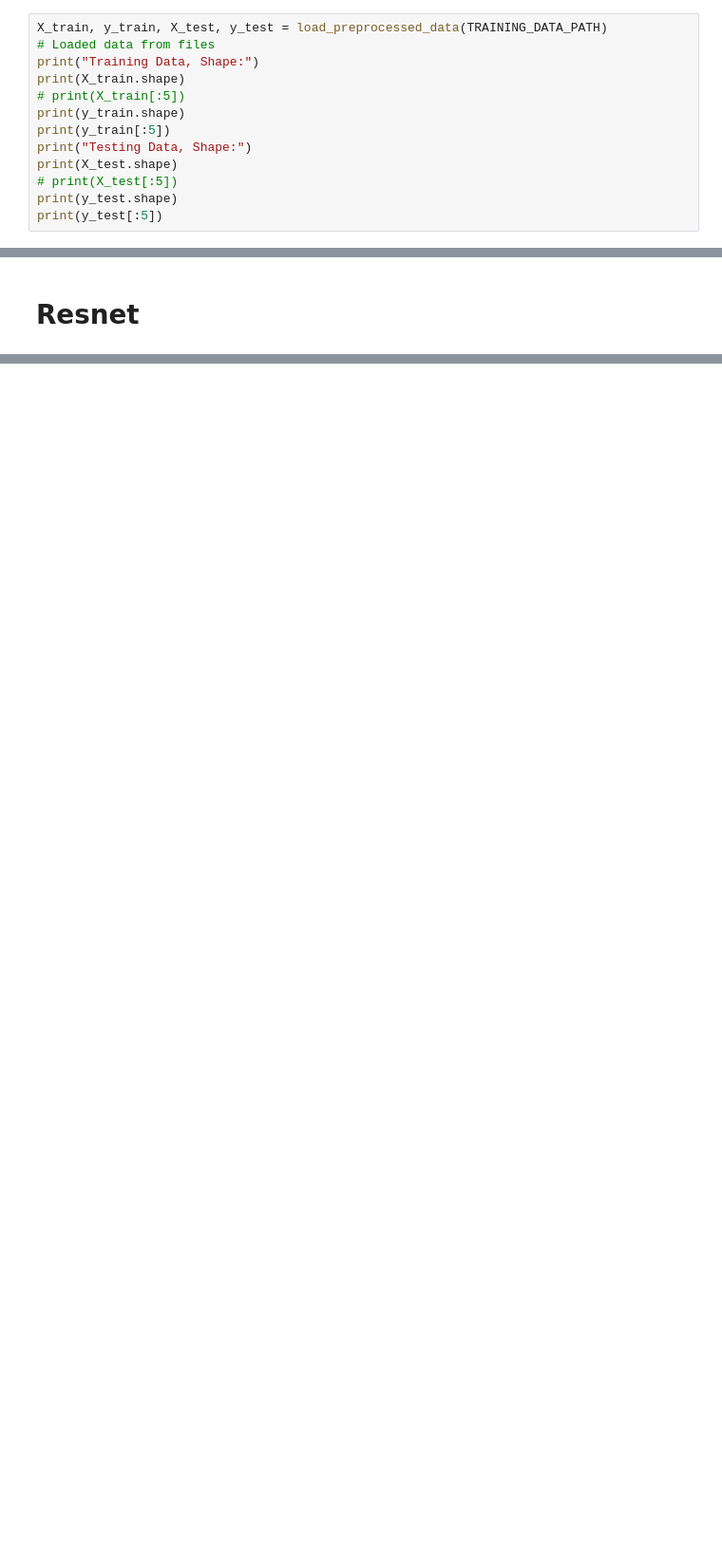
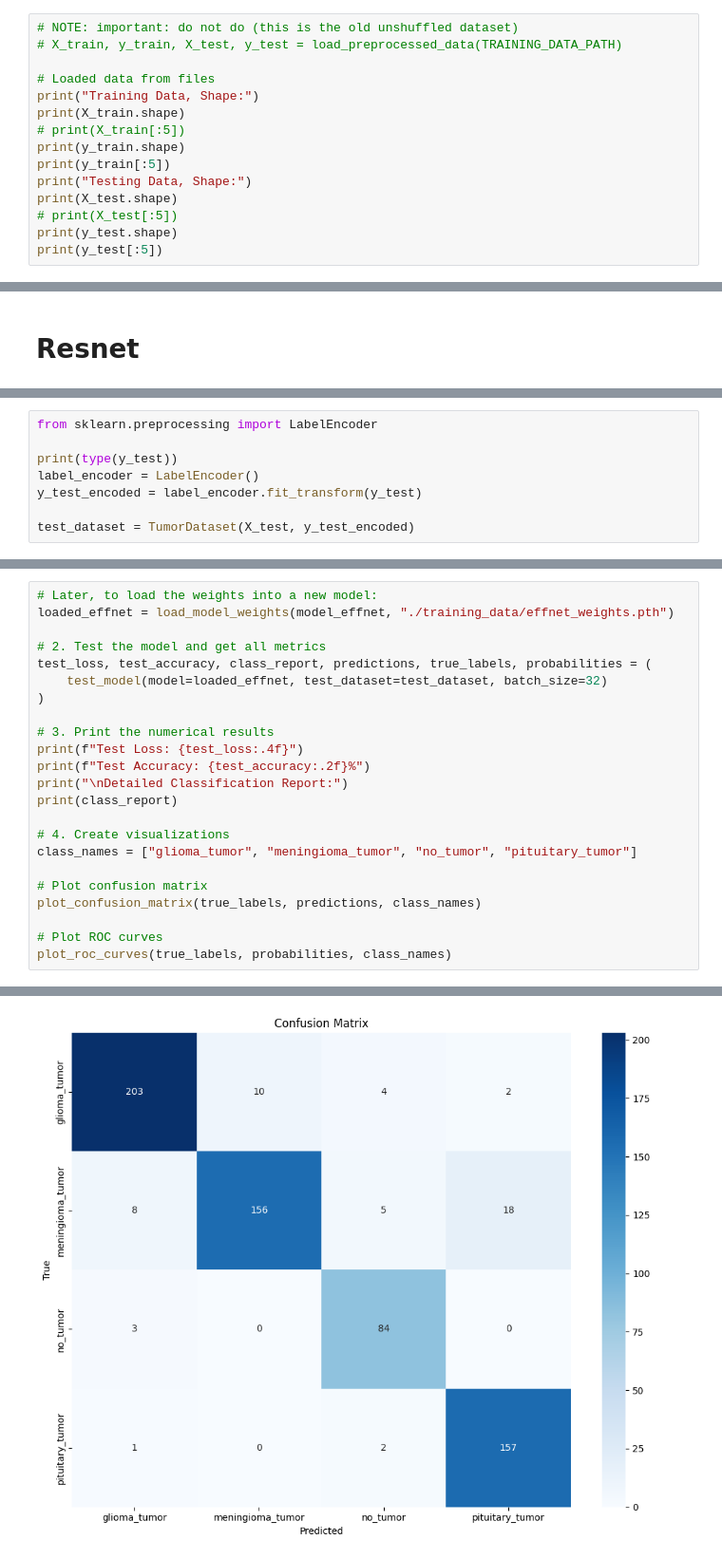
Before and after one commit to mkmksto/ai231-indiv, a Jupyter notebook: quinto_hw_7.ipynb, the cells around one changed output, grey strips where cells are left out. Shown at 95% size. Cells and saved outputs as stored; diff of their text form; blank space fills up the shorter version.

Commit message:
feat(pytorch notebook): finally got 90% on the testing set *
* the fix was to first shuffle the dataset lol, f*** dumbass

```diff
--- a/quinto_hw_7.ipynb
+++ b/quinto_hw_7.ipynb
@@ -250,7 +319,9 @@ from utils import (
     train_model,
 )
 # %%
-X_train, y_train, X_test, y_test = load_preprocessed_data(TRAINING_DATA_PATH)
+# NOTE: important: do not do (this is the old unshuffled dataset)
+# X_train, y_train, X_test, y_test = load_preprocessed_data(TRAINING_DATA_PATH)
+
 # Loaded data from files
 print("Training Data, Shape:")
 print(X_train.shape)
@@ -335,0 +477,8 @@ train_losses, val_losses, train_accuracies, val_accuracies = train_model(
+# %%
+from sklearn.preprocessing import LabelEncoder
+
+print(type(y_test))
+label_encoder = LabelEncoder()
+y_test_encoded = label_encoder.fit_transform(y_test)
+
+test_dataset = TumorDataset(X_test, y_test_encoded)
@@ -335,0 +487,24 @@ train_losses, val_losses, train_accuracies, val_accuracies = train_model(
+# %%
+# Later, to load the weights into a new model:
+loaded_effnet = load_model_weights(model_effnet, "./training_data/effnet_weights.pth")
+
+# 2. Test the model and get all metrics
+test_loss, test_accuracy, class_report, predictions, true_labels, probabilities = (
+    test_model(model=loaded_effnet, test_dataset=test_dataset, batch_size=32)
+)
+
+# 3. Print the numerical results
+print(f"Test Loss: {test_loss:.4f}")
+print(f"Test Accuracy: {test_accuracy:.2f}%")
+print("\nDetailed Classification Report:")
+print(class_report)
+
+# 4. Create visualizations
+class_names = ["glioma_tumor", "meningioma_tumor", "no_tumor", "pituitary_tumor"]
+
+# Plot confusion matrix
+plot_confusion_matrix(true_labels, predictions, class_names)
+
+# Plot ROC curves
+plot_roc_curves(true_labels, probabilities, class_names)
+# %% [output]
@@ -335,0 +525 @@ train_losses, val_losses, train_accuracies, val_accuracies = train_model(
+[figure, added]
```
Also changed, not shown: parts of 17 cells of this notebook.
